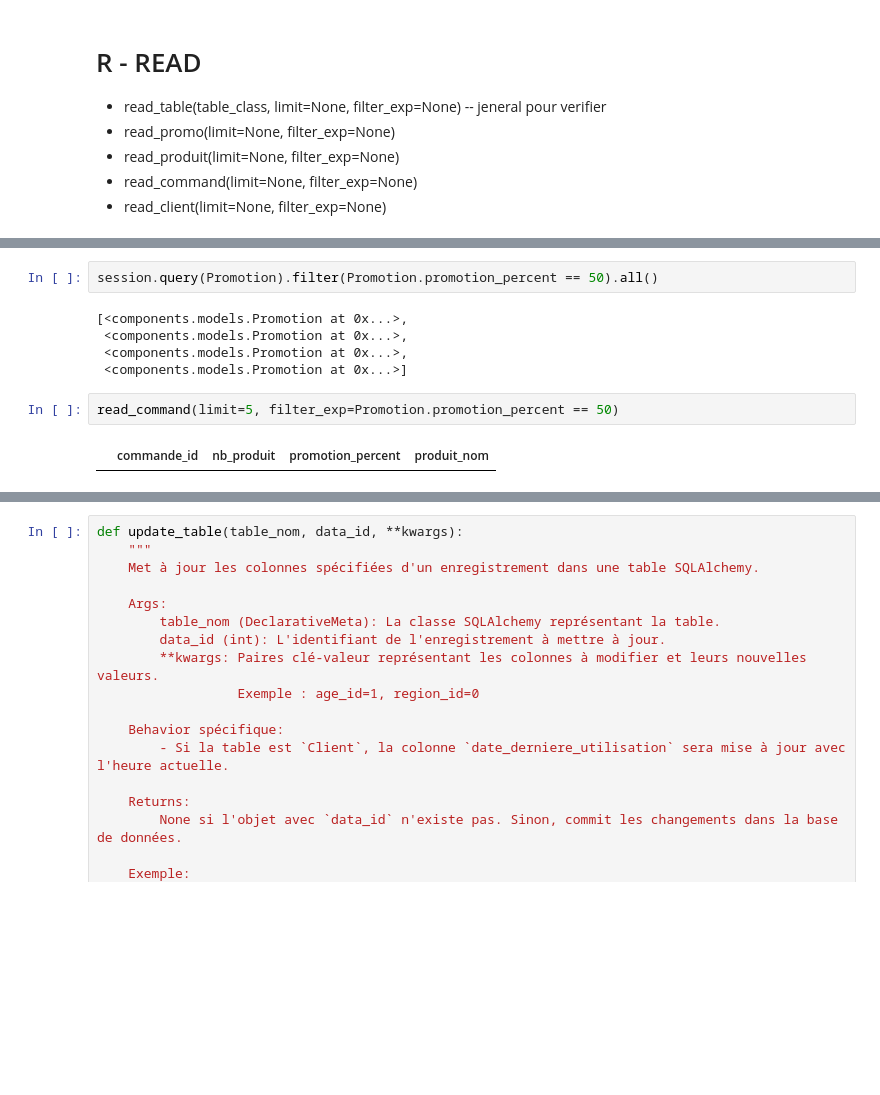
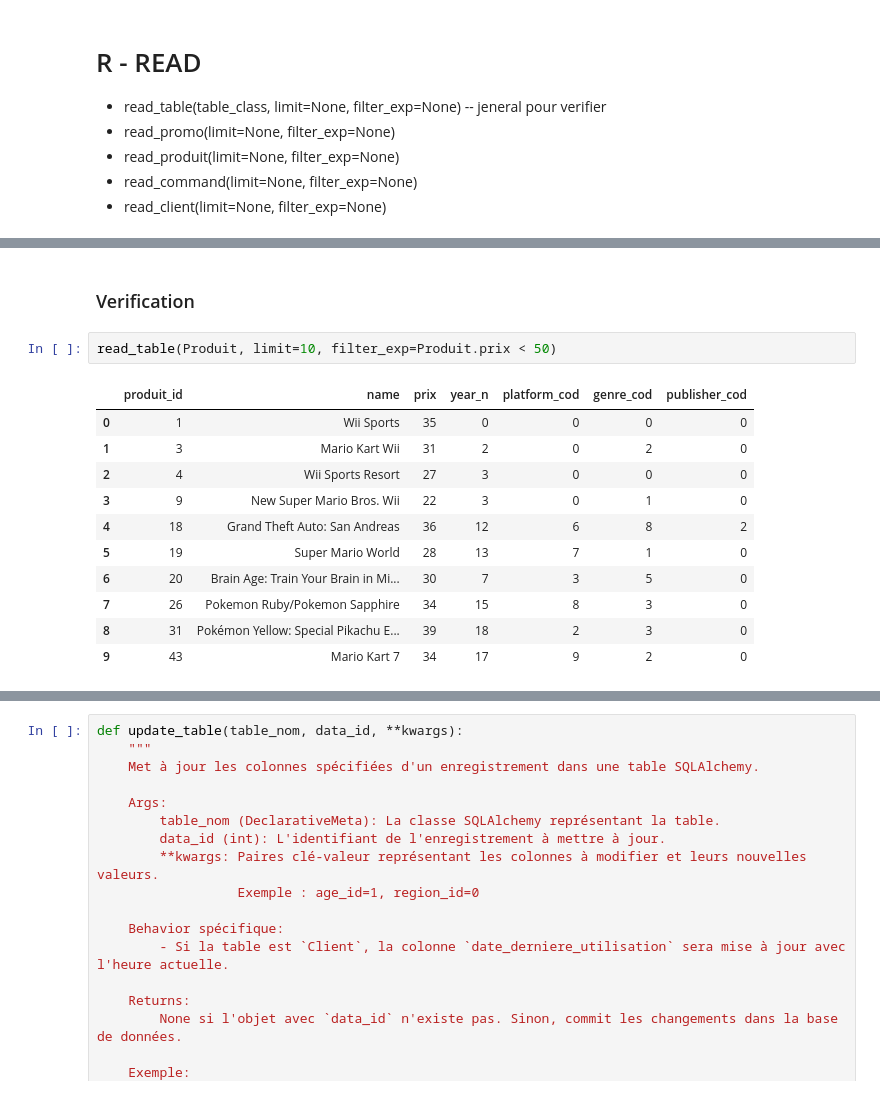
Before and after one commit to KiykoHanna/Conception_BDD, a Jupyter notebook: app/CRUD_bd_vente.ipynb, the cells around one changed output, grey strips where cells are left out. Drawn from its saved outputs; the diff is of its cells as text; blank space fills up the shorter version.

```diff
--- a/app/CRUD_bd_vente.ipynb
+++ b/app/CRUD_bd_vente.ipynb
@@ -285,15 +369,20 @@ def update_client_date(client_id):
         return None
     setattr(obj, "date_derniere_utilisation", datetime.datetime.now())
     session.commit()
-# %%
-session.query(Promotion).filter(Promotion.promotion_percent == 50).all()
-# %% [output]
-[<components.models.Promotion at 0x...>,
- <components.models.Promotion at 0x...>,
- <components.models.Promotion at 0x...>,
- <components.models.Promotion at 0x...>]
-# %%
-read_command(limit=5, filter_exp=Promotion.promotion_percent == 50)
-# %% [output]
-|  | commande_id | nb_produit | promotion_percent | produit_nom |
+# %% [markdown]
+### Verification
+# %%
+read_table(Produit, limit=10, filter_exp=Produit.prix < 50)
+# %% [output]
+|  | produit_id | name | prix | year_n | platform_cod | genre_cod | publisher_cod |
+| 0 | 1 | Wii Sports | 35 | 0 | 0 | 0 | 0 |
+| 1 | 3 | Mario Kart Wii | 31 | 2 | 0 | 2 | 0 |
+| 2 | 4 | Wii Sports Resort | 27 | 3 | 0 | 0 | 0 |
+| 3 | 9 | New Super Mario Bros. Wii | 22 | 3 | 0 | 1 | 0 |
+| 4 | 18 | Grand Theft Auto: San Andreas | 36 | 12 | 6 | 8 | 2 |
+| 5 | 19 | Super Mario World | 28 | 13 | 7 | 1 | 0 |
+| 6 | 20 | Brain Age: Train Your Brain in Mi... | 30 | 7 | 3 | 5 | 0 |
+| 7 | 26 | Pokemon Ruby/Pokemon Sapphire | 34 | 15 | 8 | 3 | 0 |
+| 8 | 31 | Pokémon Yellow: Special Pikachu E... | 39 | 18 | 2 | 3 | 0 |
+| 9 | 43 | Mario Kart 7 | 34 | 17 | 9 | 2 | 0 |
 # %%
```
Also changed, not shown: parts of 13 cells of this notebook, 6 other files.
